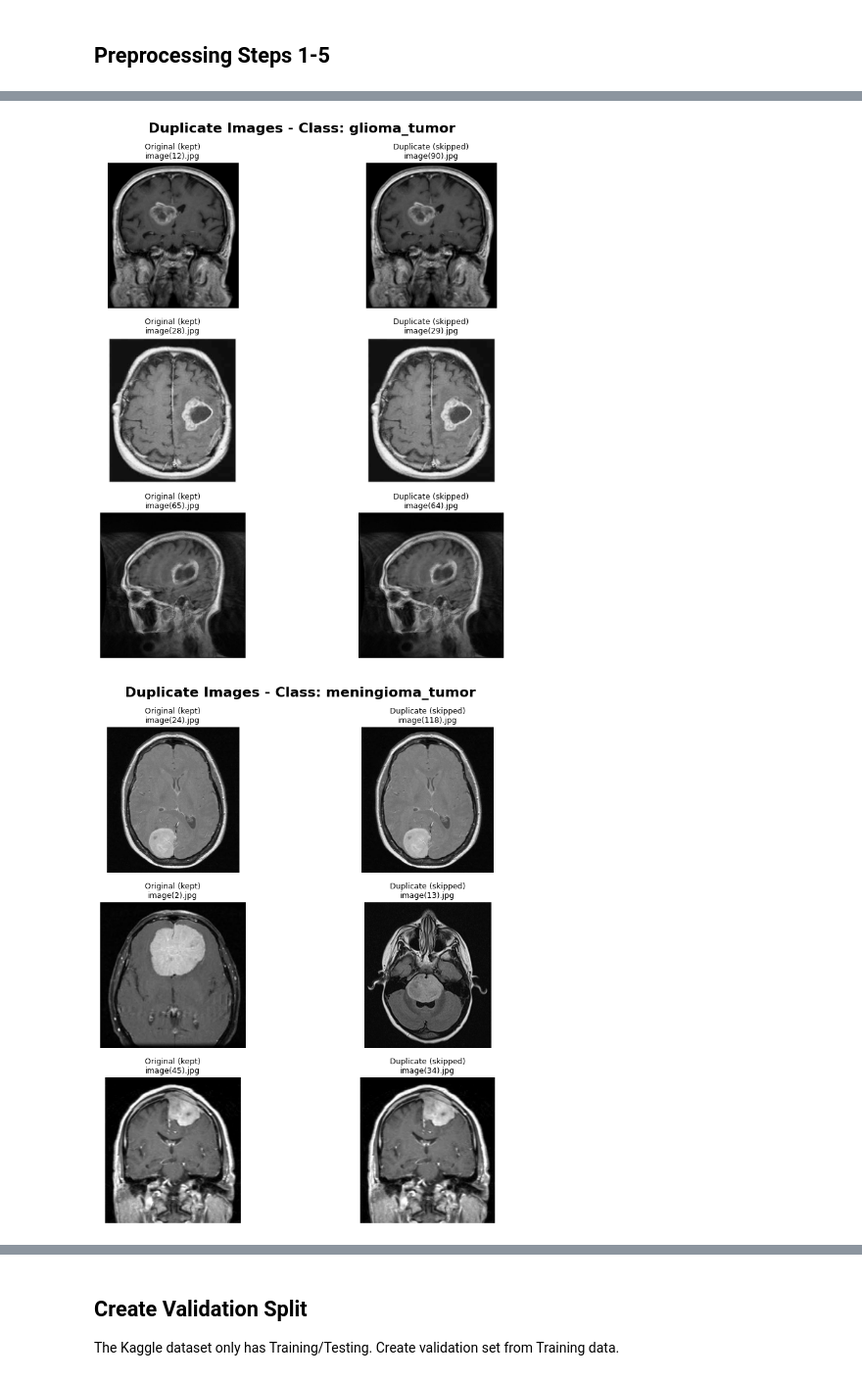
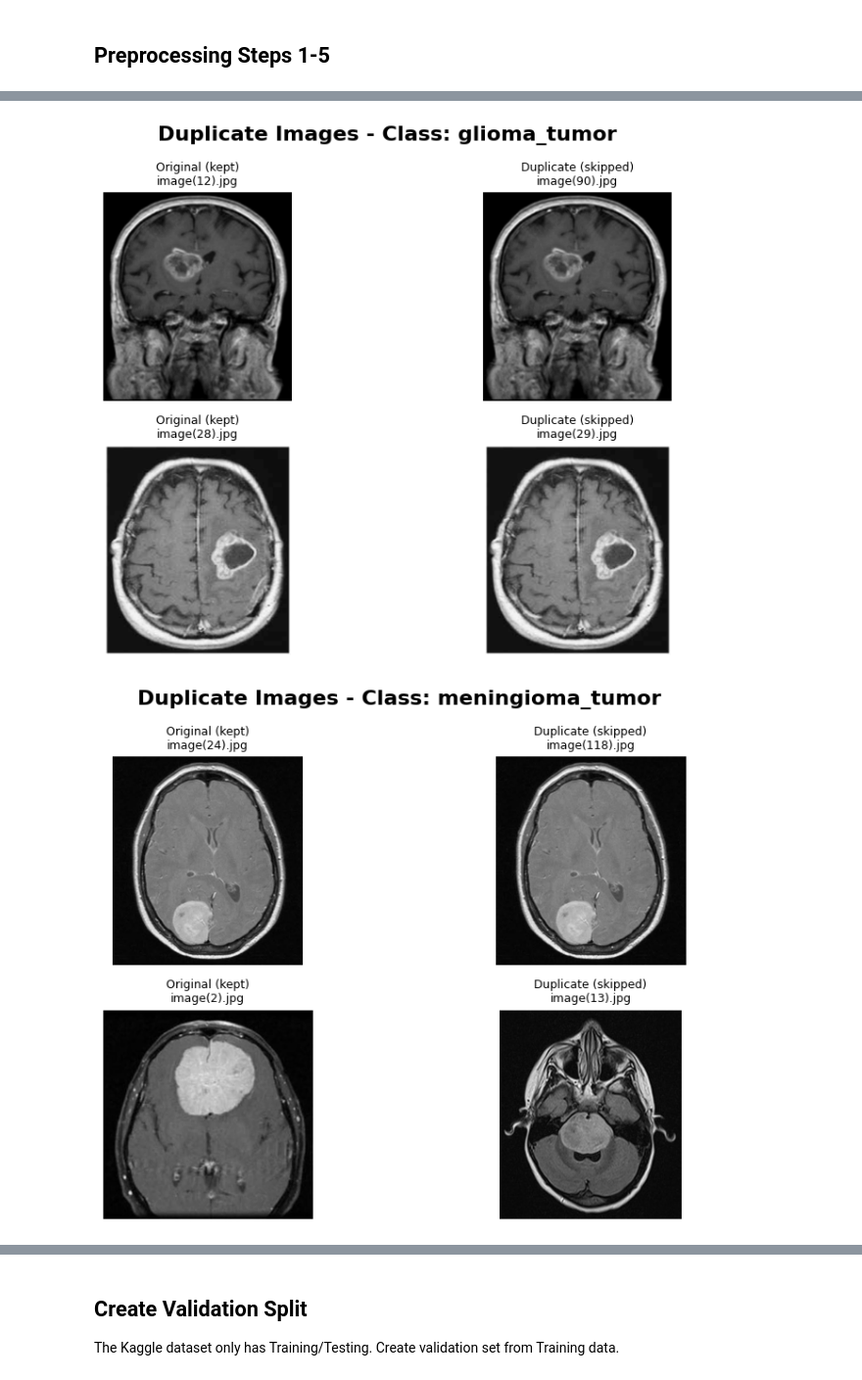
Before and after one commit to zkhechadoorian/mri-brain-tumor-classification, a Jupyter notebook: notebooks/02_preprocessing.ipynb, the cells around one changed output, grey strips where cells are left out. Shown at 98% size. Saved outputs shown, nothing was run; the diff lists cells and outputs as text; code cells hidden in the pictures.

```diff
--- a/notebooks/02_preprocessing.ipynb
+++ b/notebooks/02_preprocessing.ipynb
@@ -72,11 +72,15 @@ Dataset copied to: ../data/brain_tumor_dataset
 # %%
-# Preprocessing configuration
+# Load EDA findings and set preprocessing configuration
+with open('../data/eda_findings.json', 'r') as f:
+    eda_findings = json.load(f)
+
 config = {
-    'target_size': (224, 224),
+    'target_size': tuple(eda_findings['target_size']),  # Convert from list to tuple
     'apply_clahe': True,
     'clahe_clip_limit': 2.0,
     'clahe_tile_size': (8, 8),
-    'random_seed': 42
+    'random_seed': 42,
+    'outlier_threshold': eda_findings['outlier_threshold']  # From EDA
 }
 
 # Paths
@@ -86,9 +90,10 @@ processed_dataset = Path("../data/processed")
 # create processed dataset directory if it doesn't exist
 processed_dataset.mkdir(parents=True, exist_ok=True)
 
-# Splits & Classes
-splits = ['Testing','Training']
-classes = ['glioma_tumor', 'meningioma_tumor', 'pituitary_tumor', 'no_tumor']
+# Extract dataset structure from EDA findings
+eda_class_dist = eda_findings['class_distribution']
+splits = list(eda_class_dist.keys())  # ['Testing', 'Training']
+classes = list(eda_class_dist['Training'].keys())  # Class names from training data
 
 # create subdirectories for splits and classes
 for split in splits:
@@ -96,7 +101,18 @@ for split in splits:
         dir_path = processed_dataset / split / cls
         dir_path.mkdir(parents=True, exist_ok=True)
 
-print("Configuration:")
+print("Configuration loaded from EDA findings:")
 for key, value in config.items():
     print(f"  {key}: {value}")
+
+print(f"\nDataset structure from EDA:")
+print(f"  Splits: {splits}")
+print(f"  Classes: {classes}")
+print(f"  Corrupted images: {len(eda_findings['corrupted_images'])}")
+
+print(f"\nOriginal class distribution from EDA:")
+for split_name, split_data in eda_findings['class_distribution'].items():
+    print(f"  {split_name}:")
+    for cls, count in split_data.items():
+        print(f"    {cls}: {count} images")
 # %% [output]
@@ -343,33 +397,33 @@ def visualize_duplicates(log_file, raw_dir, n=3):
 
         if not valid_pairs:
             print(f"⚠️  No valid duplicate pairs found for class: {each_class}")
             continue
 
         # Create figure
         n_pairs = len(valid_pairs)
         fig, ax = plt.subplots(n_pairs, 2, figsize=(10, n_pairs * 3))
         fig.suptitle(f"Duplicate Images - Class: {each_class}", fontsize=16, fontweight='bold')
 
         # Handle single pair case
         if n_pairs == 1:
             ax = ax.reshape(1, -1)
 
         for i, (orig_img, dup_img, orig_path, dup_path) in enumerate(valid_pairs):
             # Display original
             ax[i, 0].imshow(orig_img, cmap='gray')
             ax[i, 0].set_title(f"Original (kept)\n{os.path.basename(orig_path)}", fontsize=9)
             ax[i, 0].axis('off')
 
             # Display duplicate
             ax[i, 1].imshow(dup_img, cmap='gray')
             ax[i, 1].set_title(f"Duplicate (skipped)\n{os.path.basename(dup_path)}", fontsize=9)
             ax[i, 1].axis('off')
 
         plt.tight_layout()
         plt.show()
 
 # Call with raw_dataset path
-visualize_duplicates('duplicates.log', raw_dataset, n=3)
+visualize_duplicates('duplicates.log', raw_dataset, n=2)
 # %% [output]
-[figure, old version]
+[figure, new version]
-[figure, old version]
+[figure, new version]
```
Also changed, not shown: parts of 16 cells of this notebook.
